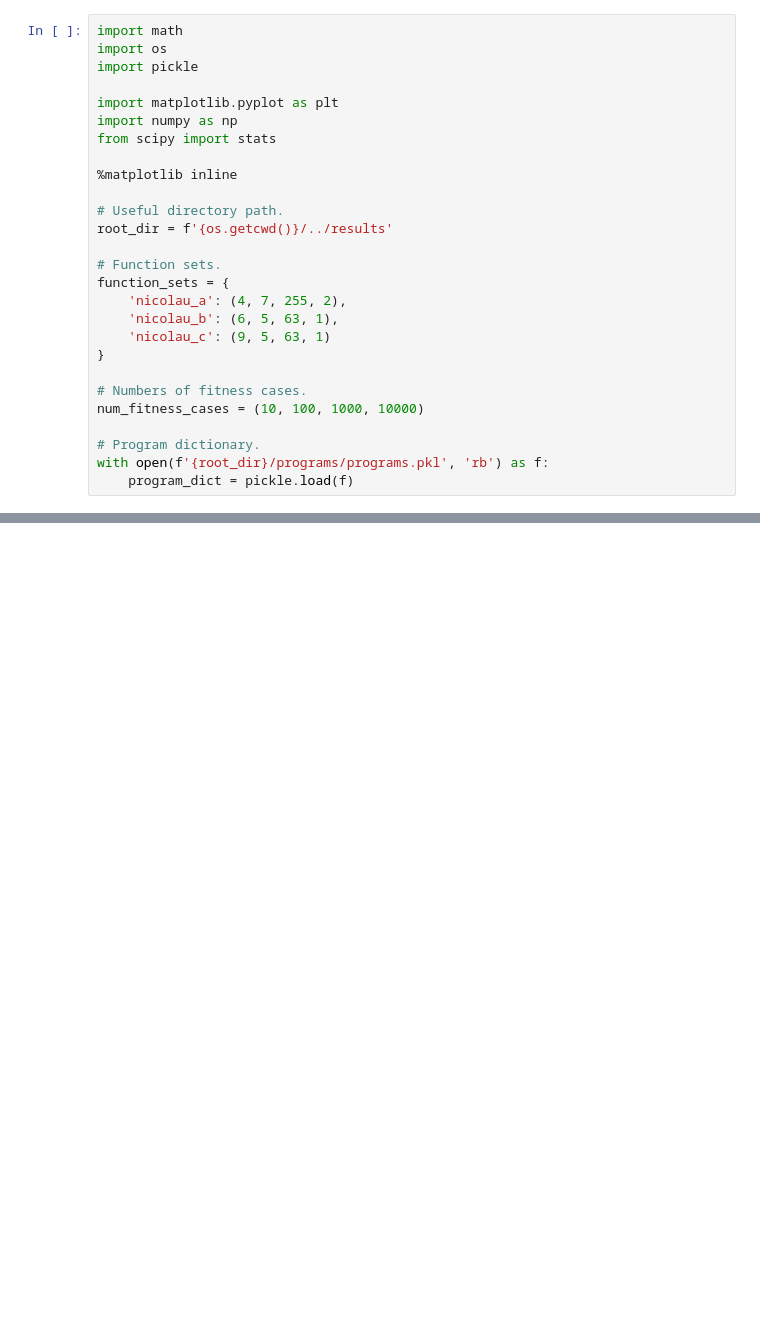
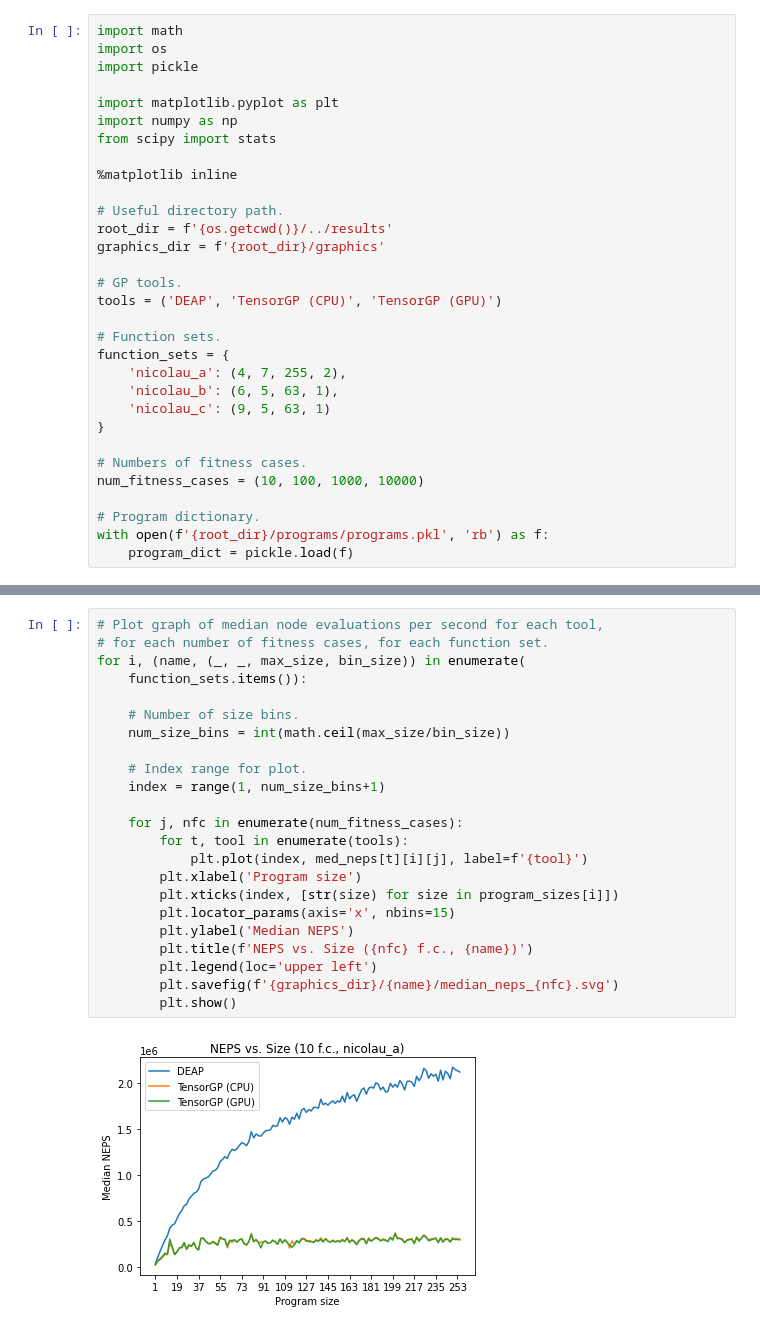
Before and after one commit to christophercrary/conference-cases-2022, a Jupyter notebook: experiment/tools/stats.ipynb, the cells around one changed output, grey strips where cells are left out. Drawn from its saved outputs; the diff is of its cells as text; blank space fills up the shorter version.

Commit message:
Add initial graphics
Still waiting for Operon data.

```diff
--- a/experiment/tools/stats.ipynb
+++ b/experiment/tools/stats.ipynb
@@ -11,6 +11,10 @@ from scipy import stats
 
 # Useful directory path.
 root_dir = f'{os.getcwd()}/../results'
+graphics_dir = f'{root_dir}/graphics'
+
+# GP tools.
+tools = ('DEAP', 'TensorGP (CPU)', 'TensorGP (GPU)')
 
 # Function sets.
 function_sets = {
@@ -532,0 +496,25 @@ Median node evaluations per second: [36780419.61682989, 35040190.84199895, 47481
+# %%
+# Plot graph of median node evaluations per second for each tool,
+# for each number of fitness cases, for each function set.
+for i, (name, (_, _, max_size, bin_size)) in enumerate(
+    function_sets.items()):
+
+    # Number of size bins.
+    num_size_bins = int(math.ceil(max_size/bin_size))
+
+    # Index range for plot.
+    index = range(1, num_size_bins+1)
+
+    for j, nfc in enumerate(num_fitness_cases):
+        for t, tool in enumerate(tools):
+            plt.plot(index, med_neps[t][i][j], label=f'{tool}')
+        plt.xlabel('Program size')
+        plt.xticks(index, [str(size) for size in program_sizes[i]])
+        plt.locator_params(axis='x', nbins=15)
+        plt.ylabel('Median NEPS')
+        plt.title(f'NEPS vs. Size ({nfc} f.c., {name})')
+        plt.legend(loc='upper left')
+        plt.savefig(f'{graphics_dir}/{name}/median_neps_{nfc}.svg')
+        plt.show()
+# %% [output]
+[figure, added]
```
Also changed, not shown: parts of 6 cells of this notebook, 27 other files.
